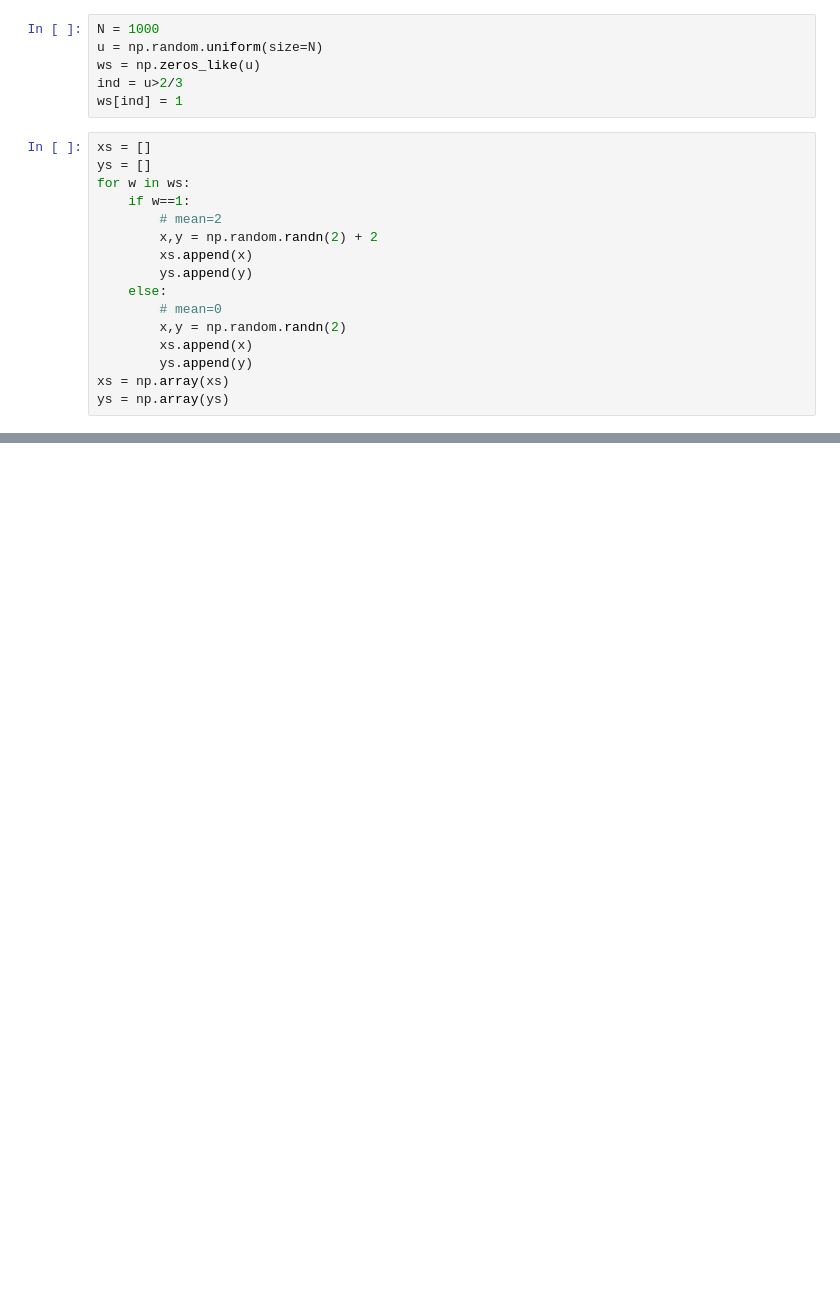
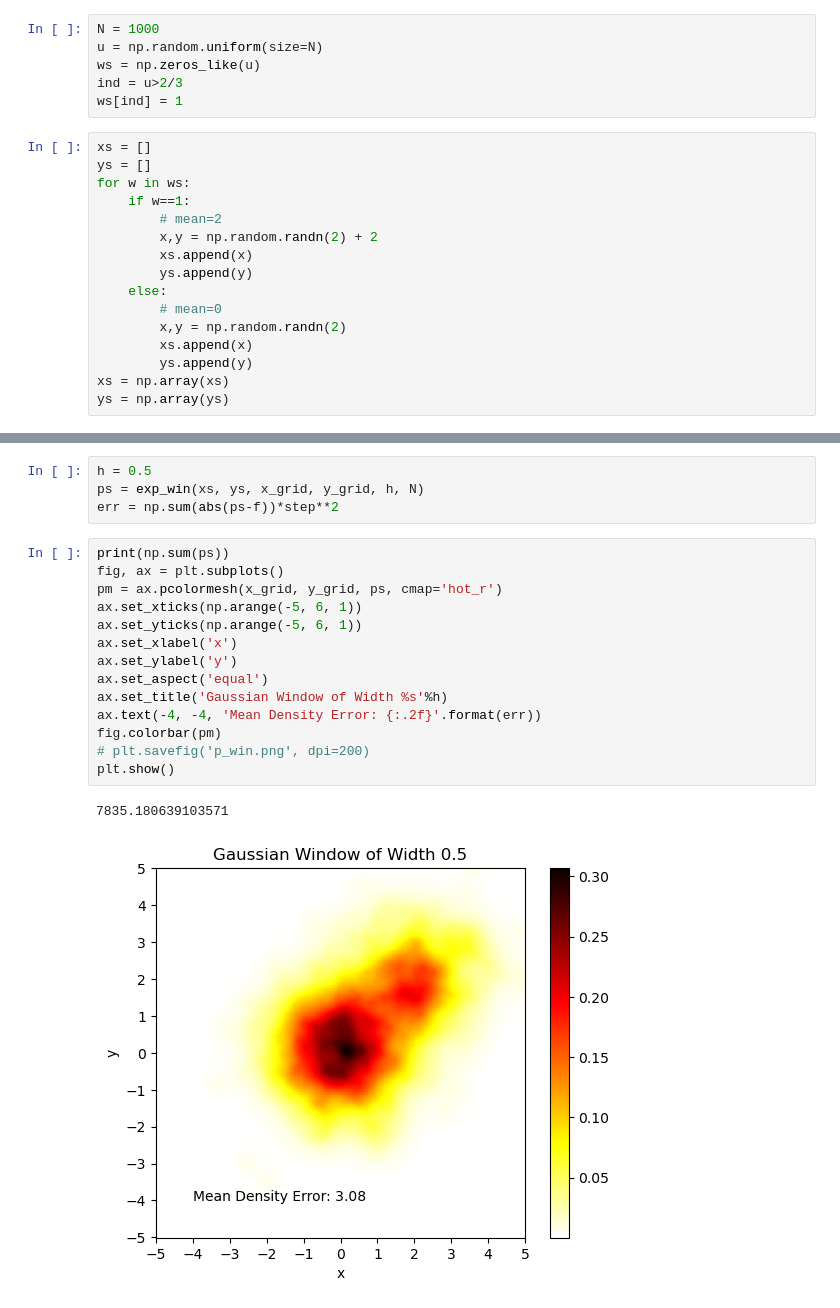
Before and after one commit to qingru-hu/Pattern-Recognition-and-Machine-Learning, a Jupyter notebook: hw5/code/cal.ipynb, the cells around one changed output, grey strips where cells are left out. Drawn from its saved outputs; the diff is of its cells as text; blank space fills up the shorter version.

```diff
--- a/hw5/code/cal.ipynb
+++ b/hw5/code/cal.ipynb
@@ -65,0 +180,21 @@ print(np.sum(ps))
+# %%
+h = 0.5
+ps = exp_win(xs, ys, x_grid, y_grid, h, N)
+err = np.sum(abs(ps-f))*step**2
+# %%
+print(np.sum(ps))
+fig, ax = plt.subplots()
+pm = ax.pcolormesh(x_grid, y_grid, ps, cmap='hot_r')
+ax.set_xticks(np.arange(-5, 6, 1))
+ax.set_yticks(np.arange(-5, 6, 1))
+ax.set_xlabel('x')
+ax.set_ylabel('y')
+ax.set_aspect('equal')
+ax.set_title('Gaussian Window of Width %s'%h)
+ax.text(-4, -4, 'Mean Density Error: {:.2f}'.format(err))
+fig.colorbar(pm)
+# plt.savefig('p_win.png', dpi=200)
+plt.show()
+# %% [output]
+7835.180639103571
+[figure, added]
```
Also changed, not shown: parts of 25 cells of this notebook, 7 other files.
